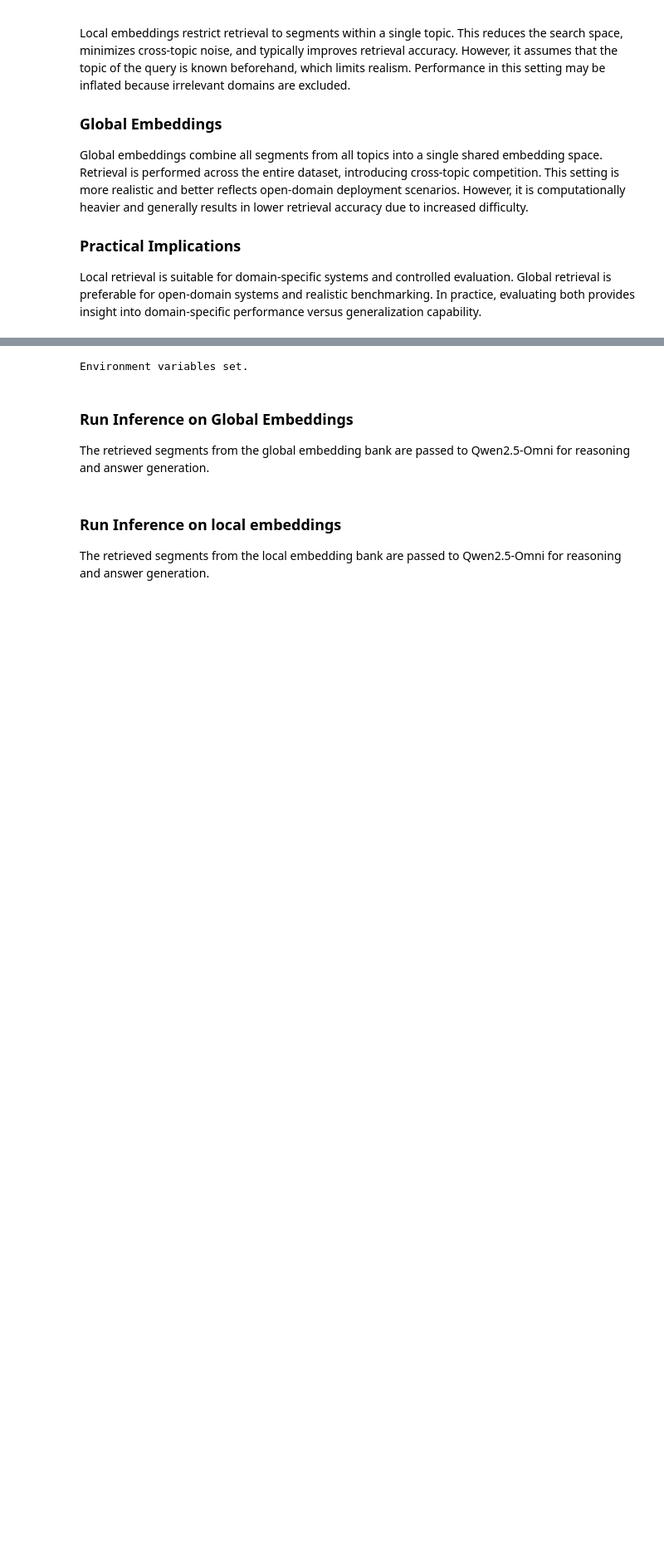
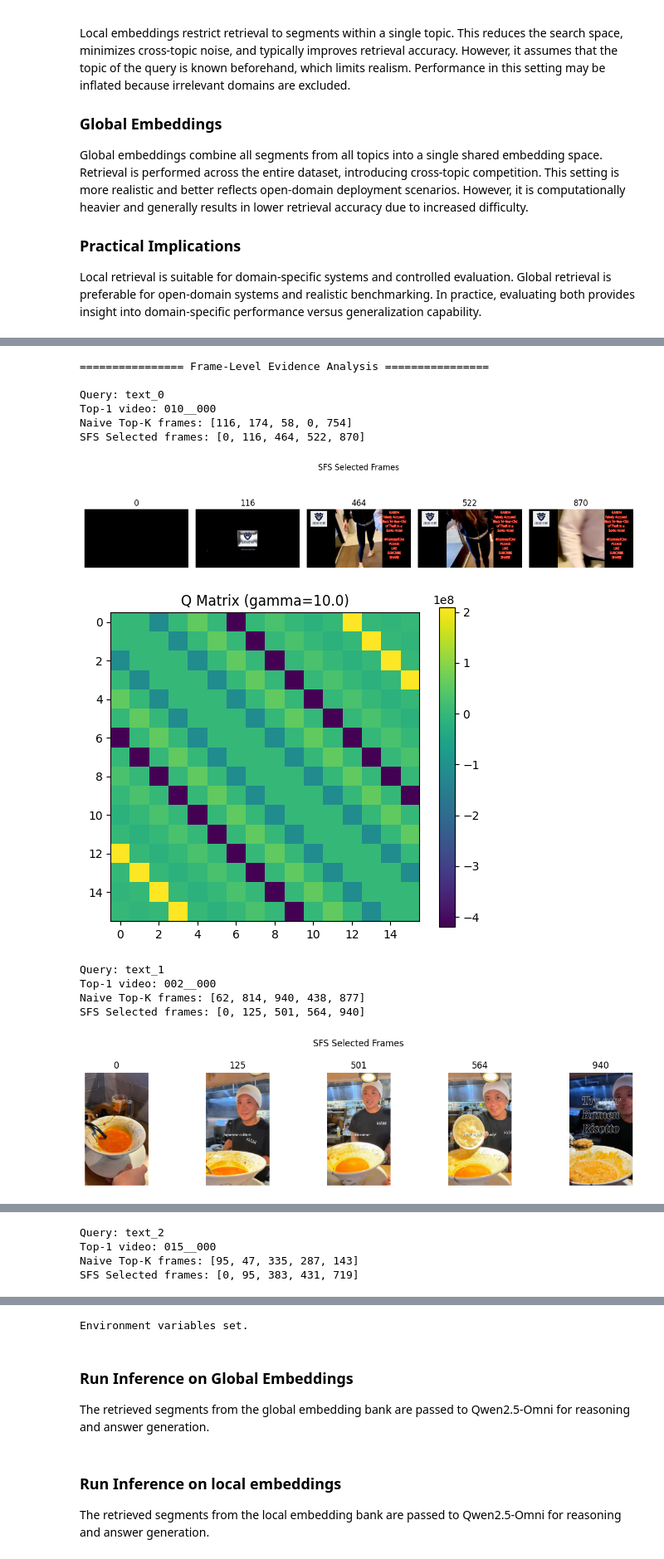
Before and after one commit to VectorInstitute/interpretability-llms-agents, a Jupyter notebook: implementations/multimedia_rag/multimedia_rag.ipynb, the cells around one changed output, grey strips where cells are left out. Shown at 83% size. Saved outputs shown, nothing was run; the diff lists cells and outputs as text; code cells hidden in the pictures; blank space fills up the shorter version.

```diff
--- a/implementations/multimedia_rag/multimedia_rag.ipynb
+++ b/implementations/multimedia_rag/multimedia_rag.ipynb
@@ -867,0 +891,23 @@ Local retrieval is suitable for domain-specific systems and controlled evaluatio
+# %%
+topic = "Customer_Service_Interactions"
+base_dir = f"./data/{topic}"
+
+video_dir = os.path.join(base_dir, "segment-video_30s")
+audio_dir = os.path.join(base_dir, "segment-audio_30s")
+caption_dir = os.path.join(base_dir, "segment-caption_30s")
+
+rag = AVRAG(model_path="./checkpoints/imagebind_huge.pth", bsz=16)
+
+# Sample texts for testing based on the questions in the dataset
+text_list = [
+    "Find My iPhone",
+    "Despite the customer's claims of being full after finishing a second serving of noodles, the chef insists on preparing a final rice dish, emphasizing it's part of 'Japanese culture.'",
+    "Anna's money transfer"
+]
+
+
+video_paths, audio_paths, caption_paths = get_aligned_paths(
+    video_dir,
+    audio_dir,
+    caption_dir
+)
@@ -867,0 +1059,22 @@ Local retrieval is suitable for domain-specific systems and controlled evaluatio
+# %%
+run_frame_evidence_analysis(
+    rag,
+    j_res,
+    t_embed,
+    video_paths,
+    audio_paths
+)
+# %% [output]
+================ Frame-Level Evidence Analysis ================
+
+Query: text_0
+Top-1 video: 010__000
+Naive Top-K frames: [116, 174, 58, 0, 754]
+SFS Selected frames: [0, 116, 464, 522, 870]
+[figure, added]
+[figure, added]
+Query: text_1
+Top-1 video: 002__000
+Naive Top-K frames: [62, 814, 940, 438, 877]
+SFS Selected frames: [0, 125, 501, 564, 940]
+[figure, added]
@@ -867,0 +1082,4 @@ Local retrieval is suitable for domain-specific systems and controlled evaluatio
+Query: text_2
+Top-1 video: 015__000
+Naive Top-K frames: [95, 47, 335, 287, 143]
+SFS Selected frames: [0, 95, 383, 431, 719]
```
Also changed, not shown: parts of 23 cells of this notebook, 4 other files.
